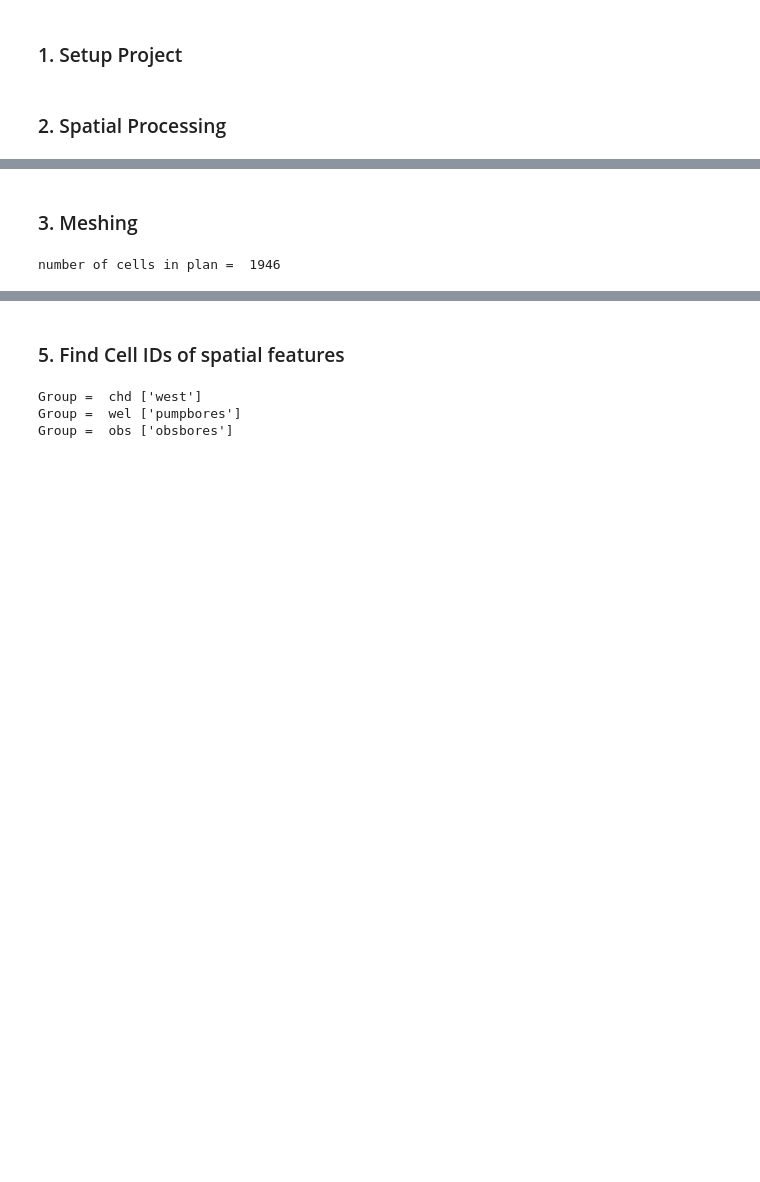
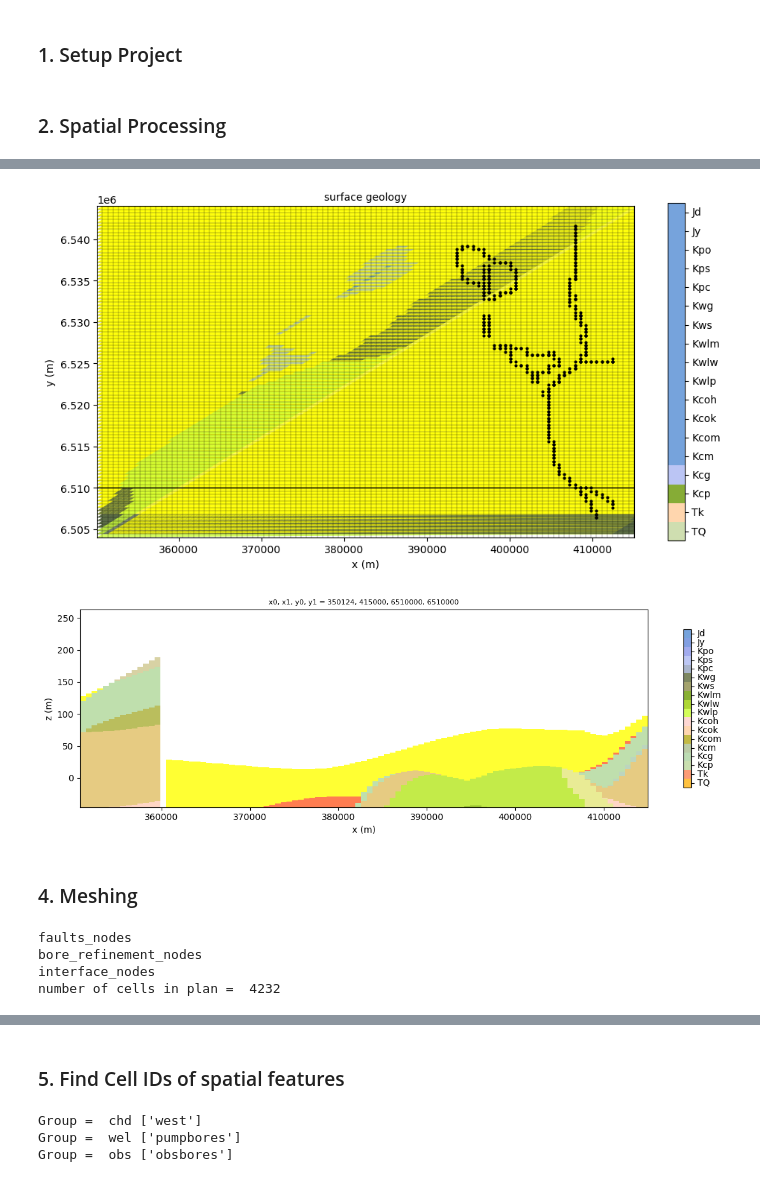
Before and after one commit to malvina-chmielarski/Otorowiri, a Jupyter notebook: scripts/main_script.ipynb, the cells around one changed output, grey strips where cells are left out. Saved outputs shown, nothing was run; the diff lists cells and outputs as text; code cells hidden in the pictures; blank space fills up the shorter version.

```diff
--- a/scripts/main_script.ipynb
+++ b/scripts/main_script.ipynb
@@ -88,2 +224,9 @@ spatial.faults_gdf.explore(m=m, color = 'red')
+# %%
+geomodel.make_cmap(structuralmodel)
+geomodel.geomodel_plan_lith(spatial, mesh, structuralmodel, y0 = 6510000, y1 = 6510000)
+geomodel.geomodel_transect_lith(structuralmodel, spatial, y0 = 6510000, y1 = 6510000)#, z0 = -900, z1 = -2000)
+# %% [output]
+[figure, added]
+[figure, added]
 # %% [markdown]
-### 3. Meshing
+### 4. Meshing
@@ -103,7 +248,7 @@ mesh.boremaxtri = 99999999
 
 mesh.create_bore_refinement(spatial)
 
-node_list = ['faults_nodes', 'bore_refinement_nodes']
+node_list = ['faults_nodes', 'bore_refinement_nodes', 'interface_nodes']
 polygon_list = ['model_boundary_poly', 'inner_boundary_poly']
 
 mesh.prepare_nodes_and_polygons(spatial, node_list, polygon_list)
@@ -111,7 +256,10 @@ mesh.create_mesh(project, spatial)
 
 print('number of cells in plan = ', mesh.ncpl)
 # %% [output]
-number of cells in plan =  1946
+faults_nodes
+bore_refinement_nodes
+interface_nodes
+number of cells in plan =  4232
 # %%
 xlim = [spatial.x0 - 2000, spatial.x1 + 2000]
 ylim = [spatial.y0 - 2000, spatial.y1 + 2000]
```
Also changed, not shown: parts of 29 cells of this notebook, 26 other files.
